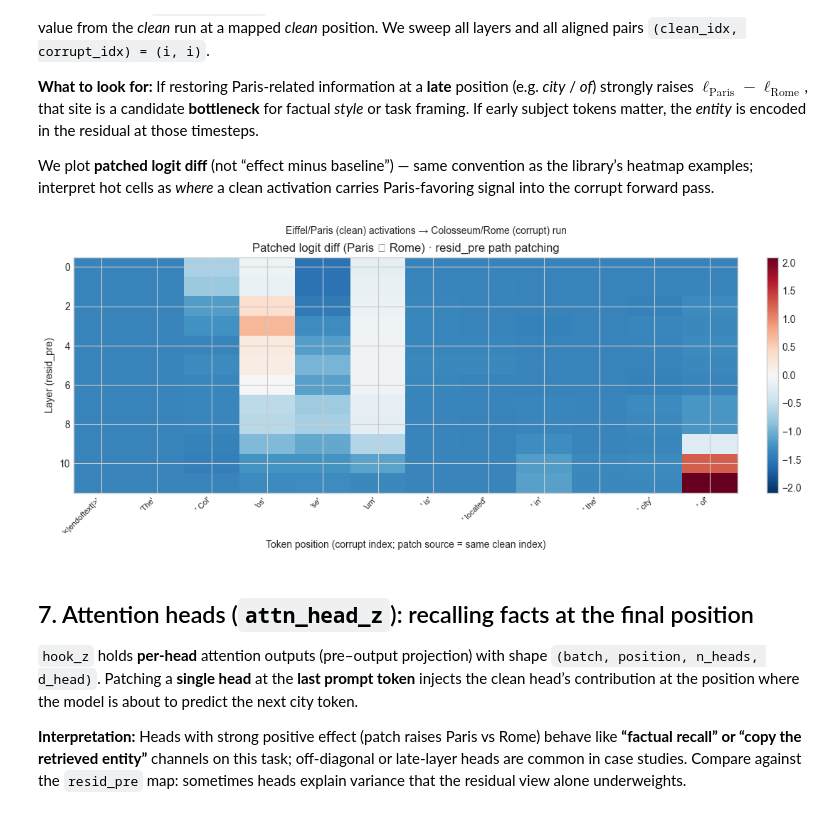
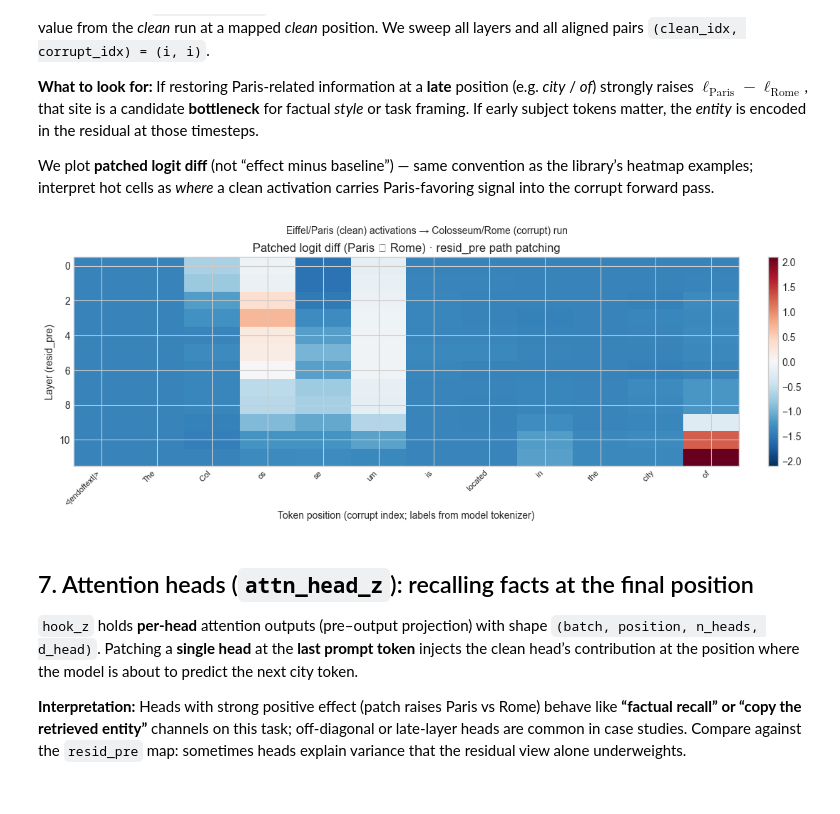
Before and after one commit to protroll30/llm-scalpel, a Jupyter notebook: notebooks/demo_factual_recall.ipynb, the cells around one changed output. Cells and saved outputs as stored; diff of their text form; code cells hidden in the pictures.

```diff
--- a/notebooks/demo_factual_recall.ipynb
+++ b/notebooks/demo_factual_recall.ipynb
@@ -182,30 +189,31 @@ We plot **patched logit diff** (not “effect minus baseline”) — same conven
 # %%
 # Explicit (clean, corrupt) index for each column — here identity, documented for the portfolio
 alignment_pairs: list[tuple[int, int]] = [(i, i) for i in range(seq_len)]
 
 n_layers = model.cfg.n_layers
 resid_grid = np.zeros((n_layers, len(alignment_pairs)))
 
 for L in range(n_layers):
     for j, (ci, ri) in enumerate(alignment_pairs):
         logits = runner.patch_clean_into_corrupt(
             PatchTarget("resid_pre", L, pos=(ci, ri))
         )
+        assert logits is not None
         resid_grid[L, j] = float(runner.logit_diff(logits, seq_pos=-1).detach().cpu())
 
 fig, ax, im = viz.plot_heatmap(
     resid_grid,
     xlabel="Token position (corrupt index; labels from model tokenizer)",
     ylabel="Layer (resid_pre)",
     title="Patched logit diff (Paris ⊖ Rome) · resid_pre path patching",
     figsize=(11, 4.2),
     cmap="RdBu_r",
     x_tick_labels=viz.position_tick_labels(runner, "corrupt"),
 )
 fig.suptitle("Eiffel/Paris (clean) activations → Colosseum/Rome (corrupt) run", y=1.02, fontsize=10)
 plt.show()
 # %% [output]
-[figure, old version]
+[figure, new version]
 # %% [markdown]
 ## 7. Attention heads (`attn_head_z`): recalling facts at the final position
 
```
Also changed, not shown: parts of 5 cells of this notebook, 4 other files.
